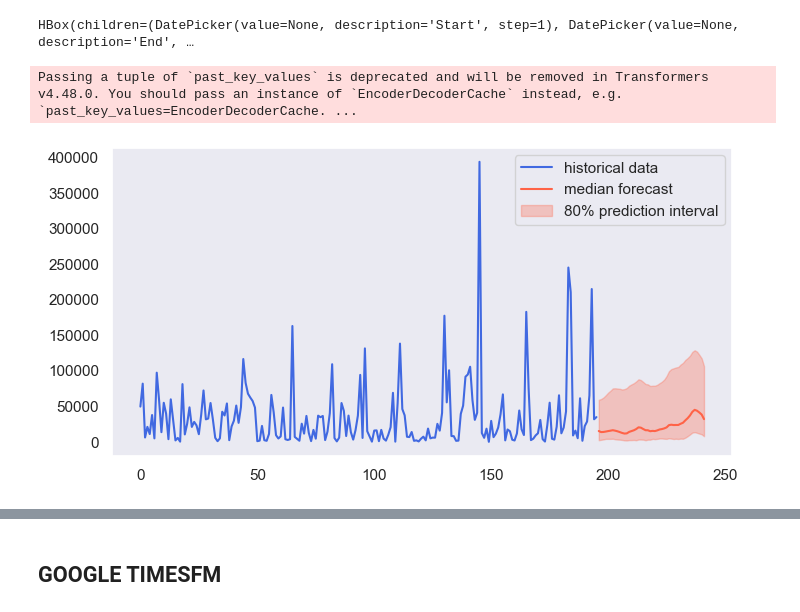
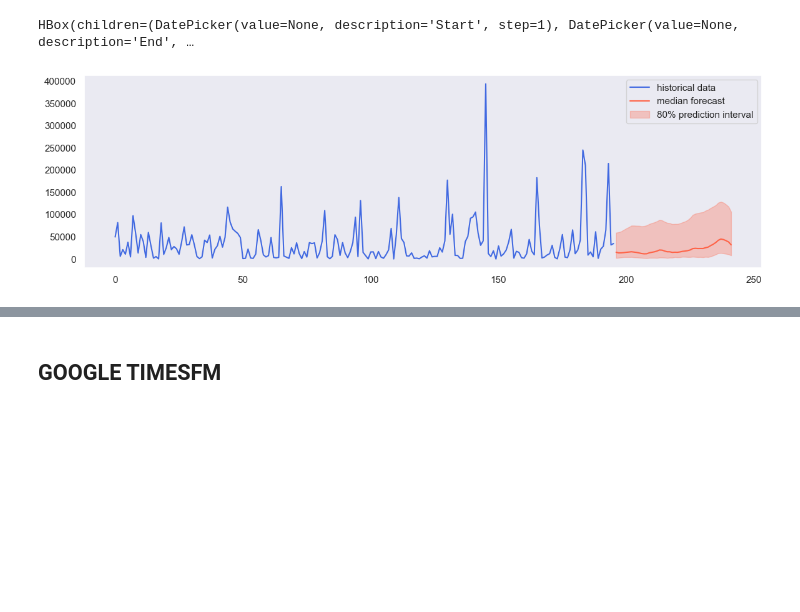
Before and after one commit to andreykoz82/StockAnalysis, a Jupyter notebook: main.ipynb, the cells around one changed output, grey strips where cells are left out. Drawn from its saved outputs; the diff is of its cells as text; code cells hidden in the pictures; blank space fills up the shorter version.

```diff
--- a/main.ipynb
+++ b/main.ipynb
@@ -98,3 +91,4 @@ sales_by_item.reset_index(inplace=True)
 # %%
-# sales_by_item = sales_by_item.resample('M', on='Дата').sum()
+sales_by_item.set_index('Дата', inplace=True)
+# sales_by_item = sales_by_item.resample('D').sum()
 # %%
@@ -119,37 +121,34 @@ widgets.HBox(period)
 # %% [output]
 HBox(children=(DatePicker(value=None, description='Start', step=1), DatePicker(value=None, description='End', …
 # %%
-date_range = list(map(
-    date.isoformat,
-    rrule(DAILY, dtstart=start_date.value, until=end_date.value)))
+date_range = pd.date_range(start=start_date.value, end=end_date.value) #bdate_range для рабочих дней
 # %%
-prediction_length_days = (end_date.value - start_date.value).days
+prediction_length_days = date_range.shape[0]
 # %%
 pipeline = BaseChronosPipeline.from_pretrained(
     "amazon/chronos-bolt-base",
     device_map="cpu",
     torch_dtype=torch.bfloat16,
+
 )
 quantiles, mean = pipeline.predict_quantiles(
     context=torch.tensor(sales_by_item['Продажи']),
-    prediction_length=prediction_length_days + 1,
+    prediction_length=prediction_length_days,
     quantile_levels=[0.1, 0.5, 0.9],
 )
-# %% [output]
-Passing a tuple of `past_key_values` is deprecated and will be removed in Transformers v4.48.0. You should pass an instance of `EncoderDecoderCache` instead, e.g. `past_key_values=EncoderDecoderCache. ...
 # %%
-forecast_index = range(len(sales_by_item), len(sales_by_item) + prediction_length_days + 1)
+forecast_index = range(len(sales_by_item), len(sales_by_item) + prediction_length_days)
 low, median, high = quantiles[0, :, 0], quantiles[0, :, 1], quantiles[0, :, 2]
 
-plt.figure(figsize=(8, 4))
-plt.plot(sales_by_item['Продажи'], color="royalblue", label="historical data")
+plt.figure(figsize=(14, 4))
+plt.plot(sales_by_item['Продажи'].to_numpy(), color="royalblue", label="historical data")
 plt.plot(forecast_index, median, color="tomato", label="median forecast")
 plt.fill_between(forecast_index, low, high, color="tomato", alpha=0.3, label="80% prediction interval")
 plt.legend()
 plt.grid()
 plt.show()
 # %% [output]
-[figure, old version]
+[figure, new version]
 # %%
 df_amazon = pd.DataFrame({'unique_id':[1]*len(median),'ds': date_range,
 "y":median})
```
Also changed, not shown: parts of 32 cells of this notebook, 3 other files.
